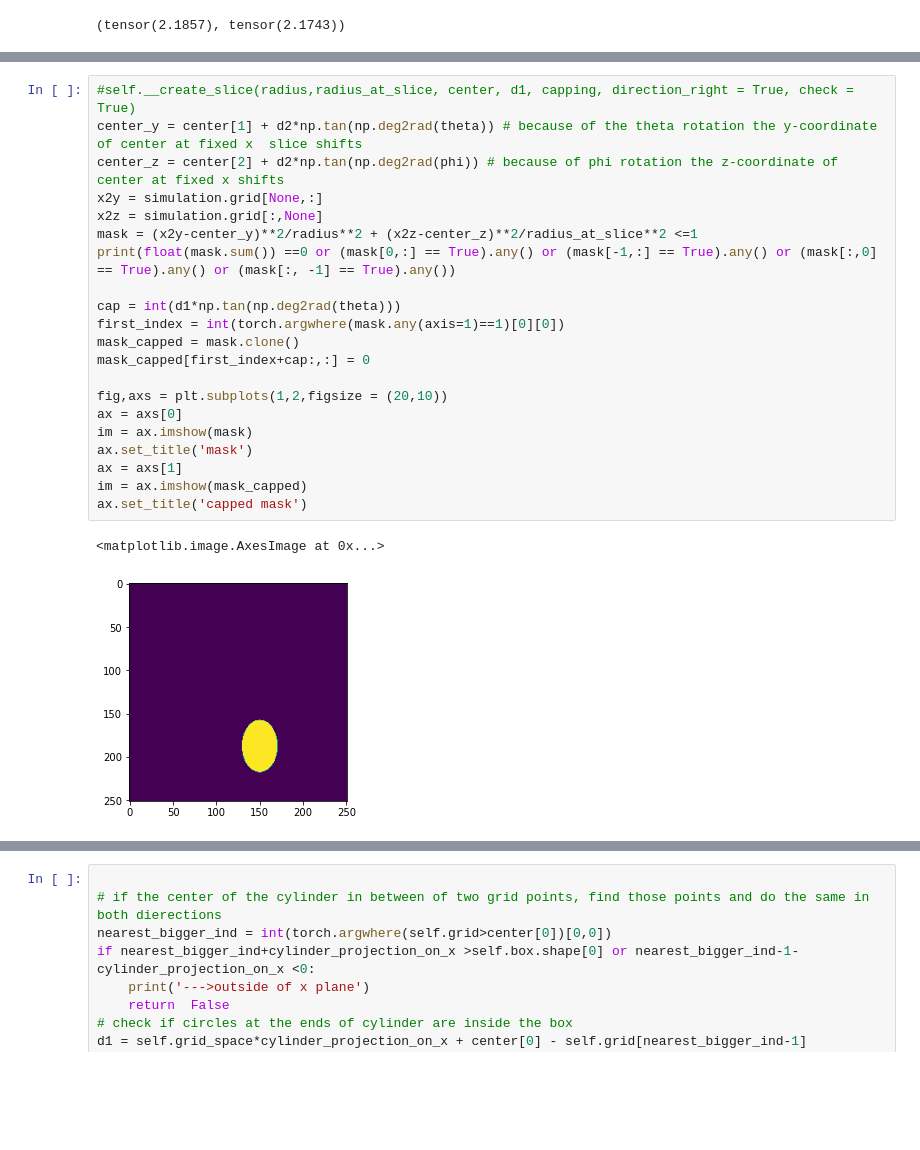
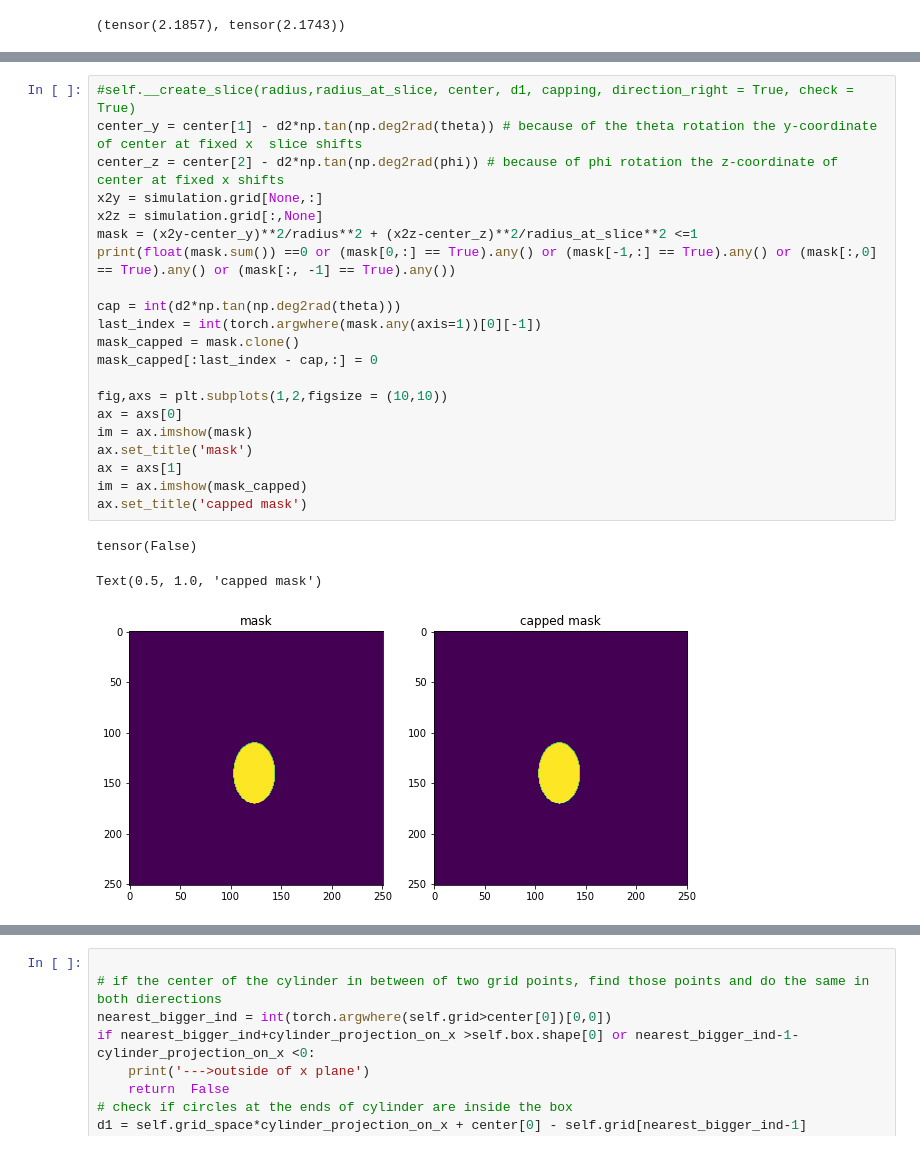
Before and after one commit to sofyalaski/SAXS-simulations, a Jupyter notebook: debugging.ipynb, the cells around one changed output, grey strips where cells are left out. Cells and saved outputs as stored; diff of their text form; blank space fills up the shorter version.

```diff
--- a/debugging.ipynb
+++ b/debugging.ipynb
@@ -358,24 +404,25 @@ Text(0.5, 1.0, 'capped mask')
 # %%
 #self.__create_slice(radius,radius_at_slice, center, d1, capping, direction_right = True, check = True)
-center_y = center[1] + d2*np.tan(np.deg2rad(theta)) # because of the theta rotation the y-coordinate of center at fixed x  slice shifts
-center_z = center[2] + d2*np.tan(np.deg2rad(phi)) # because of phi rotation the z-coordinate of center at fixed x shifts
+center_y = center[1] - d2*np.tan(np.deg2rad(theta)) # because of the theta rotation the y-coordinate of center at fixed x  slice shifts
+center_z = center[2] - d2*np.tan(np.deg2rad(phi)) # because of phi rotation the z-coordinate of center at fixed x shifts
 x2y = simulation.grid[None,:]
 x2z = simulation.grid[:,None]
 mask = (x2y-center_y)**2/radius**2 + (x2z-center_z)**2/radius_at_slice**2 <=1
 print(float(mask.sum()) ==0 or (mask[0,:] == True).any() or (mask[-1,:] == True).any() or (mask[:,0] == True).any() or (mask[:, -1] == True).any())
 
-cap = int(d1*np.tan(np.deg2rad(theta)))
-first_index = int(torch.argwhere(mask.any(axis=1)==1)[0][0])
+cap = int(d2*np.tan(np.deg2rad(theta)))
+last_index = int(torch.argwhere(mask.any(axis=1))[0][-1])
 mask_capped = mask.clone()
-mask_capped[first_index+cap:,:] = 0
+mask_capped[:last_index - cap,:] = 0
 
-fig,axs = plt.subplots(1,2,figsize = (20,10))
+fig,axs = plt.subplots(1,2,figsize = (10,10))
 ax = axs[0]
 im = ax.imshow(mask)
 ax.set_title('mask')
 ax = axs[1]
 im = ax.imshow(mask_capped)
 ax.set_title('capped mask')
 # %% [output]
-<matplotlib.image.AxesImage at 0x...>
+tensor(False)
+Text(0.5, 1.0, 'capped mask')
-[figure, old version]
+[figure, new version]
```
Also changed, not shown: parts of 12 cells of this notebook, 2 other files.
